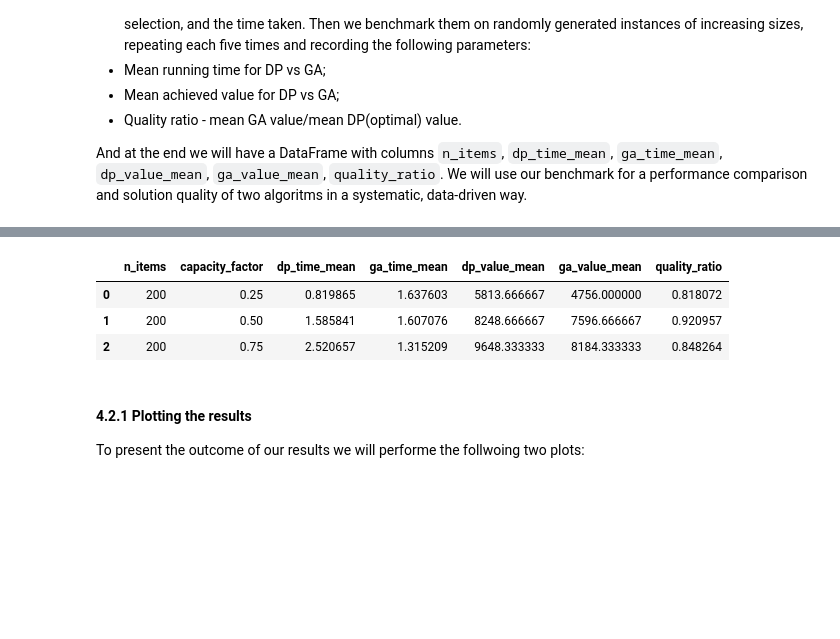
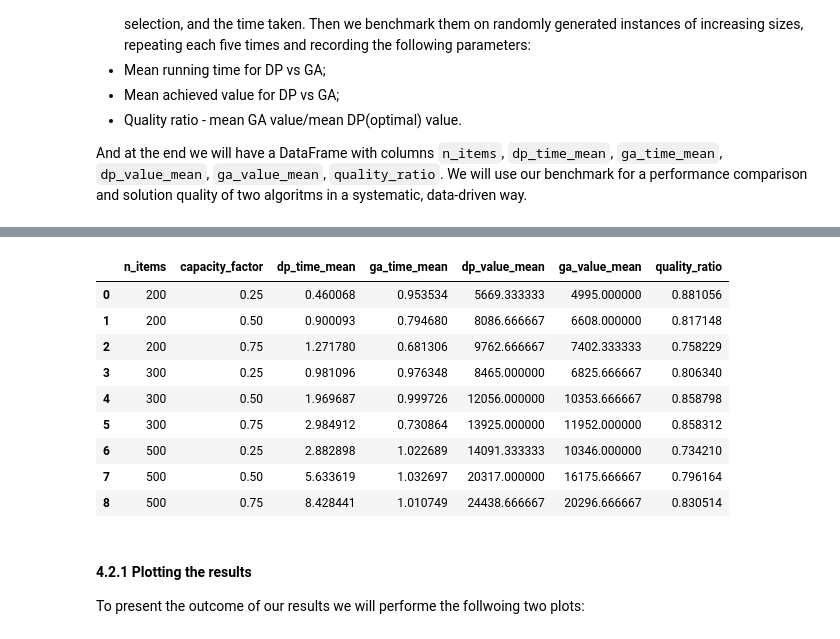
Before and after one commit to i11g/Math-Project, a Jupyter notebook: Math Project.ipynb, the cells around one changed output, grey strips where cells are left out. Drawn from its saved outputs; the diff is of its cells as text; code cells hidden in the pictures; blank space fills up the shorter version.

```diff
--- a/Math Project.ipynb
+++ b/Math Project.ipynb
@@ -316,15 +316,10 @@ The remaining `population_size` - (1 for elitsim) slots in the new population ar
 
 After completing all `num_generations`, the algorithm returns the best fitness value achieved during the entire run. The corresponding binary vector (the individual) that yielded this best fitness, representing the selected items for the knapsack.
 # %%
-def solve_knapsack_ga(weights, values, capacity,
-                               population_size=100,
-                               num_generations=500,
-                               mutation_rate=0.01,
-                               tournament_size=5,
-                               elitism=True,
-                               penalty_coef=1.0):
+def solve_knapsack_ga(weights, values, capacity, population_size=100, num_generations=500, mutation_rate=0.01,
+                               tournament_size=5, elitism=True, penalty_coef=1.0):
+
     n = len(weights)
-
     def fitness(ind):
         w = (weights * ind).sum()
         v = (values  * ind).sum()
@@ -333,6 +328,7 @@ def solve_knapsack_ga(weights, values, capacity,
         else:
             # Penalize overweight
             return v - penalty_coef * (w - capacity)
+
     def create():
         return np.random.randint(0, 2, size=n)
 
@@ -451,7 +447,7 @@ def benchmark_with_quality(ns, repeats=5, ga_params=None):
     return pd.DataFrame(results)
 
 # Define and run
-ns = [10, 15, 20, 30, 50, 80, 100, 200, 300, 400, 500]
+ns = [10, 15, 20, 30, 50, 70, 80, 100, 200, 300, 400, 500]
 ga_params = {
     'population_size': 200,
     'num_generations': 500,
@@ -610,7 +567,7 @@ def run_ga(weights, values, capacity, params):
     )
     return value, selected, time.perf_counter() - t0
 
-def benchmark_varying_capacity(ns, capacity_factors, repeats=3, ga_params=None):
+def benchmark_varying_capacity(ns, capacity_factors, repeats=5, ga_params=None):
     if ga_params is None: ga_params = {
             'population_size': 200,
             'num_generations': 500,
@@ -618,37 +575,43 @@ def benchmark_varying_capacity(ns, capacity_factors, repeats=3, ga_params=None):
             'tournament_size': 5,
             'elitism': True }
     records = []
     for n in ns:
         for cf in capacity_factors:
             dp_times, ga_times = [], []
             dp_vals, ga_vals = [], []
             for _ in range(repeats):
                 w, v, C = generate_knapsack_instance(n, capacity_factor=cf)
                 val_dp, _, t_dp = run_dp(w, v, C)
                 val_ga, _, t_ga = run_ga(w, v, C, ga_params)
                 dp_times.append(t_dp); dp_vals.append(val_dp)
                 ga_times.append(t_ga); ga_vals.append(val_ga)
             records.append({
                 'n_items': n,
                 'capacity_factor': cf,
                 'dp_time_mean': np.mean(dp_times),
                 'ga_time_mean': np.mean(ga_times),
                 'dp_value_mean': np.mean(dp_vals),
                 'ga_value_mean': np.mean(ga_vals),
                 'quality_ratio': np.mean(ga_vals) / np.mean(dp_vals)
             })
     return pd.DataFrame(records)
 
 # Example usage:
-ns = [200]
+ns = [200, 300, 500]
 cfs = [0.25, 0.5, 0.75]
 df_cap = benchmark_varying_capacity(ns, cfs, repeats=3, ga_params=ga_params)
 display(df_cap)
 # %% [output]
 |  | n_items | capacity_factor | dp_time_mean | ga_time_mean | dp_value_mean | ga_value_mean | quality_ratio |
-| 0 | 200 | 0.25 | 0.819865 | 1.637603 | 5813.666667 | 4756.000000 | 0.818072 |
-| 1 | 200 | 0.50 | 1.585841 | 1.607076 | 8248.666667 | 7596.666667 | 0.920957 |
-| 2 | 200 | 0.75 | 2.520657 | 1.315209 | 9648.333333 | 8184.333333 | 0.848264 |
+| 0 | 200 | 0.25 | 0.460068 | 0.953534 | 5669.333333 | 4995.000000 | 0.881056 |
+| 1 | 200 | 0.50 | 0.900093 | 0.794680 | 8086.666667 | 6608.000000 | 0.817148 |
+| 2 | 200 | 0.75 | 1.271780 | 0.681306 | 9762.666667 | 7402.333333 | 0.758229 |
+| 3 | 300 | 0.25 | 0.981096 | 0.976348 | 8465.000000 | 6825.666667 | 0.806340 |
+| 4 | 300 | 0.50 | 1.969687 | 0.999726 | 12056.000000 | 10353.666667 | 0.858798 |
+| 5 | 300 | 0.75 | 2.984912 | 0.730864 | 13925.000000 | 11952.000000 | 0.858312 |
+| 6 | 500 | 0.25 | 2.882898 | 1.022689 | 14091.333333 | 10346.000000 | 0.734210 |
+| 7 | 500 | 0.50 | 5.633619 | 1.032697 | 20317.000000 | 16175.666667 | 0.796164 |
+| 8 | 500 | 0.75 | 8.428441 | 1.010749 | 24438.666667 | 20296.666667 | 0.830514 |
 # %% [markdown]
 #### 4.2.1 Plotting the results
 To present the outcome of our results we will performe the follwoing two plots:
```
Also changed, not shown: parts of 21 cells of this notebook, 6 other files.
